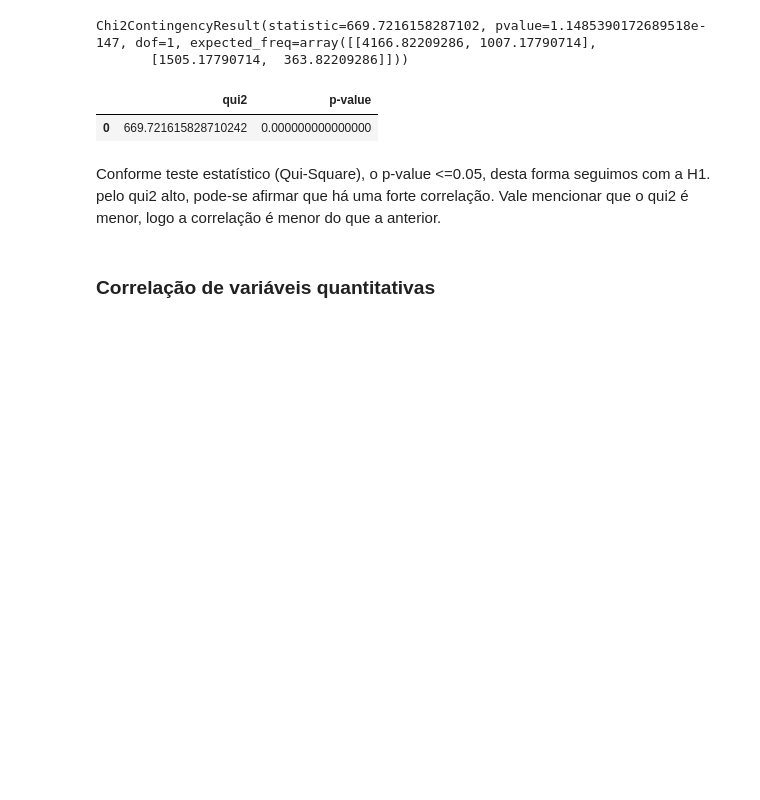
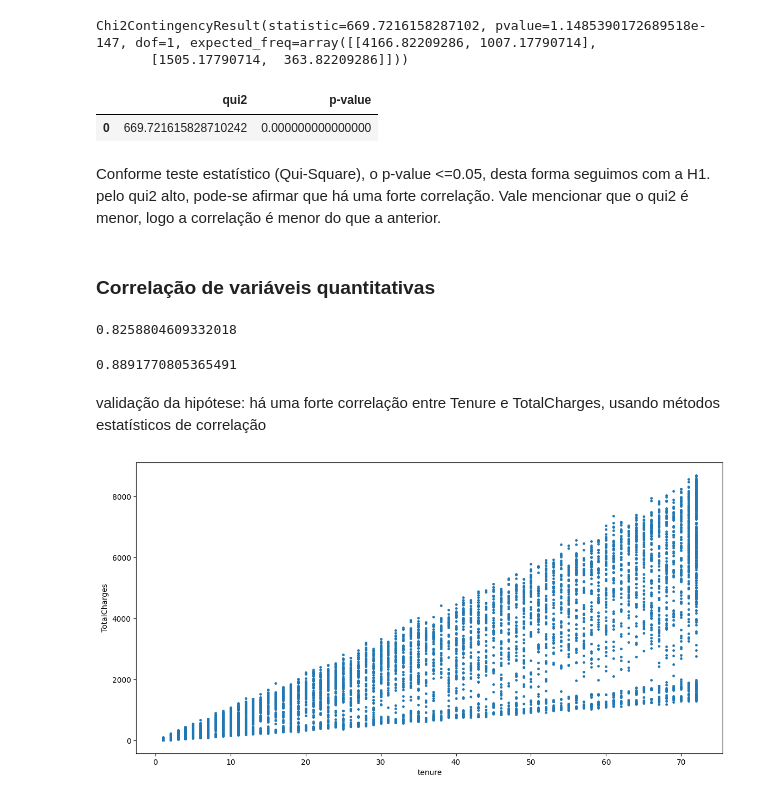
Before and after one commit to mgckaled/ignite-devia-introduction, a Jupyter notebook: ead_churn.ipynb, the cells around one changed output. Cells and saved outputs as stored; diff of their text form; code cells hidden in the pictures; blank space fills up the shorter version.

Commit message:
feat: bivariate analysis - correlation of quantitative variables

```diff
--- a/ead_churn.ipynb
+++ b/ead_churn.ipynb
@@ -752,3 +753,23 @@ df_chi_score_churn_tenure
 Conforme teste estatístico (Qui-Square), o p-value <=0.05, desta forma seguimos com a H1. pelo qui2 alto, pode-se afirmar que há uma forte correlação. Vale mencionar que o qui2 é menor, logo a correlação é menor do que a anterior.
 # %% [markdown]
 ### Correlação de variáveis quantitativas
+# %%
+# Correlação entre 2 variáveis (tenure e TotalCharges)
+# Hipótese: quanto maior o tempo de contrato, maior o valor pago (correlação positiva)
+df_churn["tenure"].corr(df_churn["TotalCharges"])
+# %% [output]
+0.8258804609332018
+# %%
+# correlação entre 2 variáveis numéricas - Spearman's correlation
+df_churn["tenure"].corr(df_churn["TotalCharges"], method="spearman")
+# %% [output]
+0.8891770805365491
+# %% [markdown]
+validação da hipótese: há uma forte correlação entre Tenure e TotalCharges, usando métodos estatísticos de correlação
+# %%
+# apresentar plot scatter (gráfico de dispersão) entre essas features
+fig, ax = plt.subplots(figsize=(14, 7))
+df_churn.plot.scatter(x="tenure", y="TotalCharges", s=6, ax=ax)
+plt.show()
+# %% [output]
+[figure, added]
```
Also changed, not shown: parts of 4 cells of this notebook, 1 other file.
